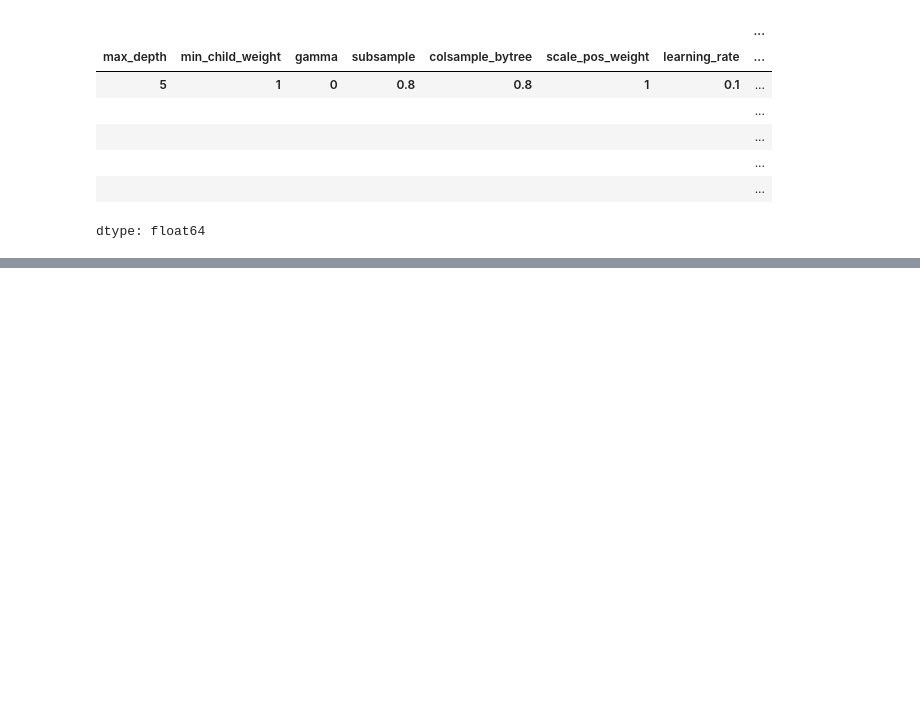
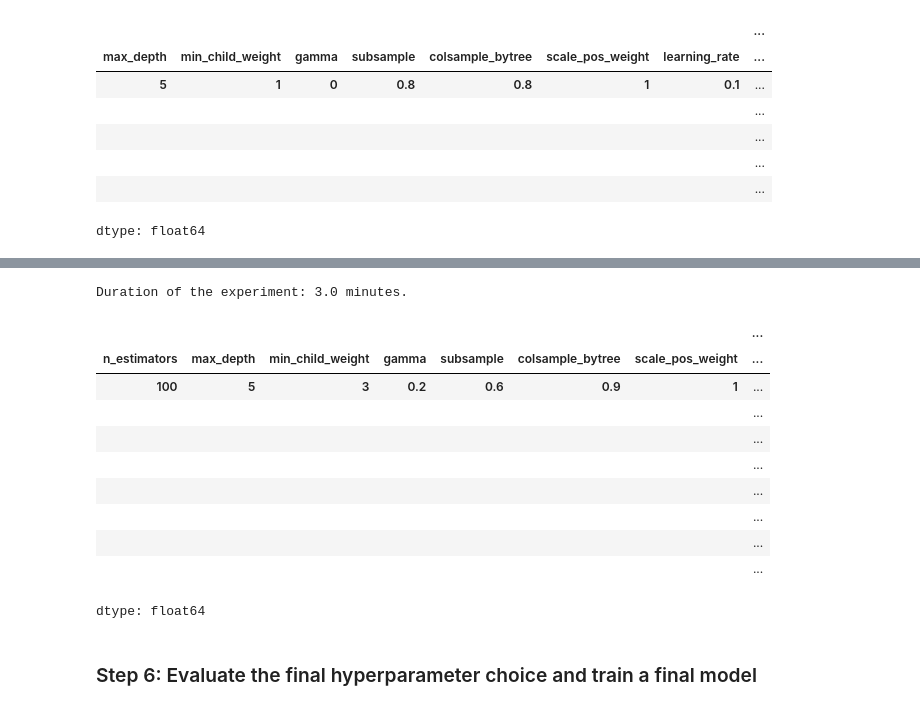
Before and after one commit to aremondtiedrez/hopus, a Jupyter notebook: showcase.ipynb, the cells around one changed output, grey strips where cells are left out. Drawn from its saved outputs; the diff is of its cells as text; code cells hidden in the pictures; blank space fills up the shorter version.

```diff
--- a/showcase.ipynb
+++ b/showcase.ipynb
@@ -436,0 +647,64 @@ dtype: float64
+# %%
+# STEP 5
+# We fix `subsample = 0.6` and `colsample_bytree = 0.9` from the previous step and
+# now seek to find a good values for `reg_lambda`.
+hyperparameters = {
+    "n_estimators": 100,
+    "max_depth": 5,
+    "min_child_weight": 3,
+    "gamma": 0.2,
+    "subsample": 0.6,
+    "colsample_bytree": 0.9,
+    "scale_pos_weight": 1,
+    "learning_rate": 0.1
+}
+
+# Experiment parameters
+experiment_parameters = {
+    "seed": None,
+    "n_splits": 10,
+}
+
+experiment_records = []
+n_experiments = 10
+start_time = time.time()
+# START - HYPERPARAMETER-DEPENDENT SECTION
+for reg_lambda in (0, 1e-5, 1e-4, 1e-3, 1e-2, 1, 10, 100):
+    hyperparameters["reg_lambda"] = reg_lambda
+# END - HYPERPARAMETER-DEPENDENT SECTION
+    for _ in range(n_experiments):
+        experiment_parameters["seed"] = secrets.randbits(32)
+        train_cv_mse, test_cv_mse, trained_models = evaluation.cv_evaluation(models.BoostedTrees, features, target, **experiment_parameters, hyperparameters=hyperparameters)
+        experiment_result = {
+            "train_cv_mse": train_cv_mse,
+            "test_cv_mse": test_cv_mse,
+        }
+        record = {
+            **experiment_parameters,
+            **hyperparameters,
+            **experiment_result,
+        }
+        experiment_records.append(record)
+end_time = time.time()
+print(f"Duration of the experiment: {(end_time - start_time)/60:.1f} minutes.")
+
+experiment_records = pd.DataFrame(experiment_records)
+# %% [output]
+Duration of the experiment: 3.0 minutes.
+# %%
+# Compute the RMSE for each set of hyperparameters (here, only the value of `reg_lambda` changes)
+np.sqrt(experiment_records.groupby(list(hyperparameters.keys()))["test_cv_mse"].mean())
+# %% [output]
+|  |  |  |  |  |  |  | ... |
+| n_estimators | max_depth | min_child_weight | gamma | subsample | colsample_bytree | scale_pos_weight | ... |
+| 100 | 5 | 3 | 0.2 | 0.6 | 0.9 | 1 | ... |
+|  |  |  |  |  |  |  | ... |
+|  |  |  |  |  |  |  | ... |
+|  |  |  |  |  |  |  | ... |
+|  |  |  |  |  |  |  | ... |
+|  |  |  |  |  |  |  | ... |
+|  |  |  |  |  |  |  | ... |
+|  |  |  |  |  |  |  | ... |
+dtype: float64
+# %% [markdown]
+### Step 6: Evaluate the final hyperparameter choice and train a final model
```
Also changed, not shown: parts of 22 cells of this notebook.
